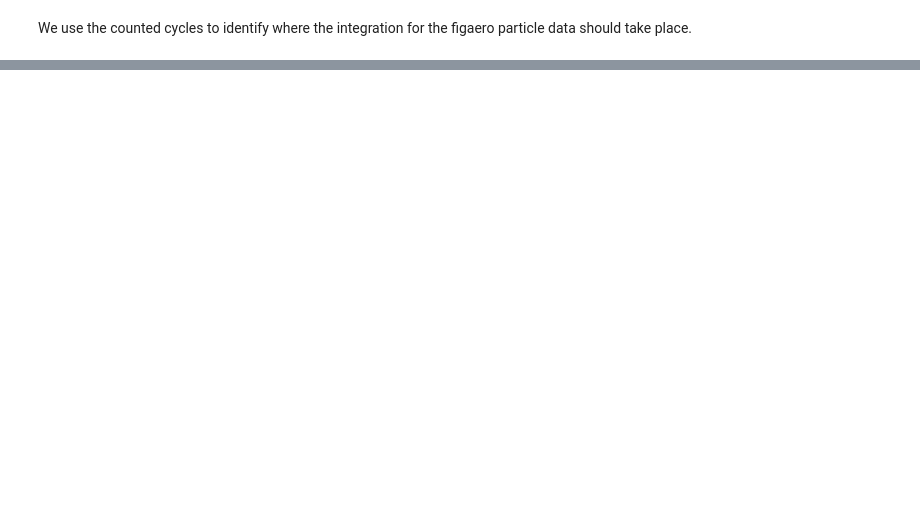
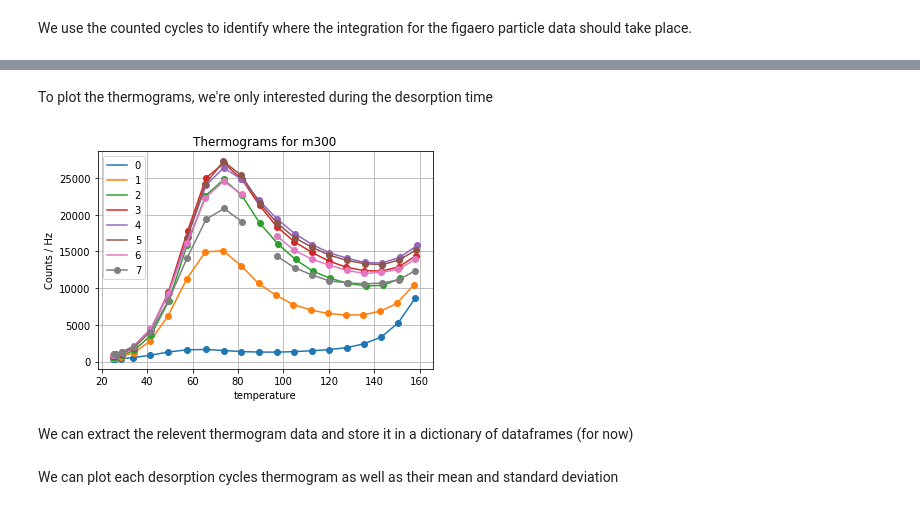
Before and after one commit to Micpri/ToFCIMSAnalysis, a Jupyter notebook: examples.ipynb, the cells around one changed output, grey strips where cells are left out. Saved outputs shown, nothing was run; the diff lists cells and outputs as text; code cells hidden in the pictures; blank space fills up the shorter version.

Commit message:
Added GetTMaxes Routing and put extracting thermograms example in ipnb

```diff
--- a/examples.ipynb
+++ b/examples.ipynb
@@ -165,0 +165,3 @@ for mass in masses:
+# %%
+Temperature_data = data.loc[data['state_name'] == 2].set_index("temperature")
+Temperature_data.head()
@@ -165,0 +177,13 @@ for mass in masses:
+# %% [markdown]
+To plot the thermograms, we're only interested during the desorption time
+# %%
+for epoch in np.unique(data['Figaero_cycle'])[:-1]:
+    ax = Temperature_data.loc[(Temperature_data['Figaero_cycle'] == epoch), "m300"].plot(
+                            label=str(epoch),legend=True,marker="o", grid=True);
+ax.set_ylabel("Counts / Hz");
+ax.set_title("Thermograms for m300");
+# %% [output]
+[figure, added]
+# %% [markdown]
+We can extract the relevent thermogram data and store it in a dictionary of dataframes
+(for now)
@@ -165,0 +197,2 @@ for mass in masses:
+# %% [markdown]
+We can plot each desorption cycles thermogram as well as their mean and standard deviation
```
Also changed, not shown: parts of 19 cells of this notebook, 1 other file.
